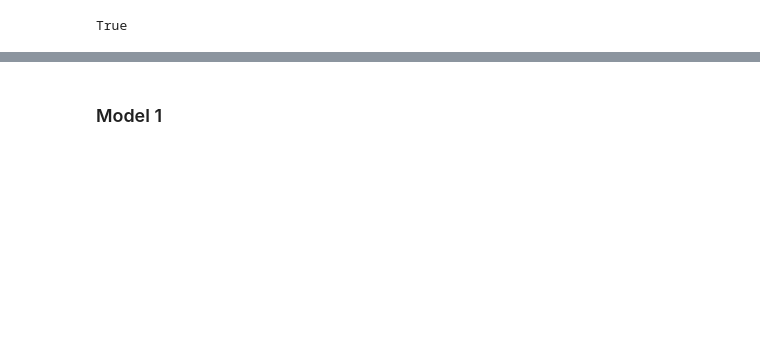
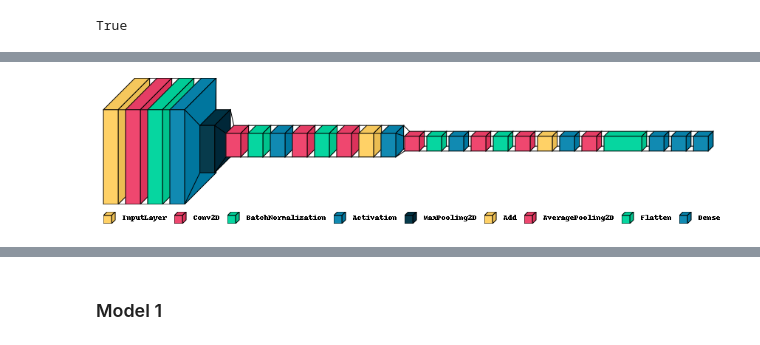
Before and after one commit to kmatk/AutoID, a Jupyter notebook: notebook.ipynb, the cells around one changed output, grey strips where cells are left out. Drawn from its saved outputs; the diff is of its cells as text; code cells hidden in the pictures; blank space fills up the shorter version.

```diff
--- a/notebook.ipynb
+++ b/notebook.ipynb
@@ -229,0 +366,27 @@ Found 37881 validated image filenames.
+# %%
+def make_model(shape=(64,64,3), filter_size=128, conv_loops=4):
+
+    # first layer and pooling
+    input_layer = keras.Input(shape=shape, name='input_layer')
+    x = Conv2D(128, kernel_size=(3,3), padding='same')(input_layer)
+    x = BatchNormalization()(x)
+    x = Activation('relu')(x)
+    x = MaxPooling2D((2,2), strides=(2,2), padding='same')(x)
+
+    # cycle through convolutional blocks
+    for i in range(conv_loops):
+        if i > 0:
+            filter_size *= 2
+        x = conv_block(x, filter_size)
+
+    # penultimate layer
+    x = AveragePooling2D((2,2), padding='same')(x)
+    x = Flatten()(x)
+    x = Dense(128, activation='relu')(x)
+
+    # output layers
+    age_output = Dense(6, activation='softmax', name='age')(x)
+    gender_output = Dense(1, activation='sigmoid', name='gender')(x)
+
+    model = keras.Model(inputs=input_layer, outputs=[age_output, gender_output])
+    return model
@@ -262,0 +431,2 @@ one_image = img[0]
+# %%
+model0 = make_model(shape=(32,32,3), filter_size=64, conv_loops=2)
@@ -262,0 +453,4 @@ one_image = img[0]
+# %%
+visualkeras.layered_view(model0, legend=True)
+# %% [output]
+[figure, added]
```
Also changed, not shown: parts of 92 cells of this notebook.
